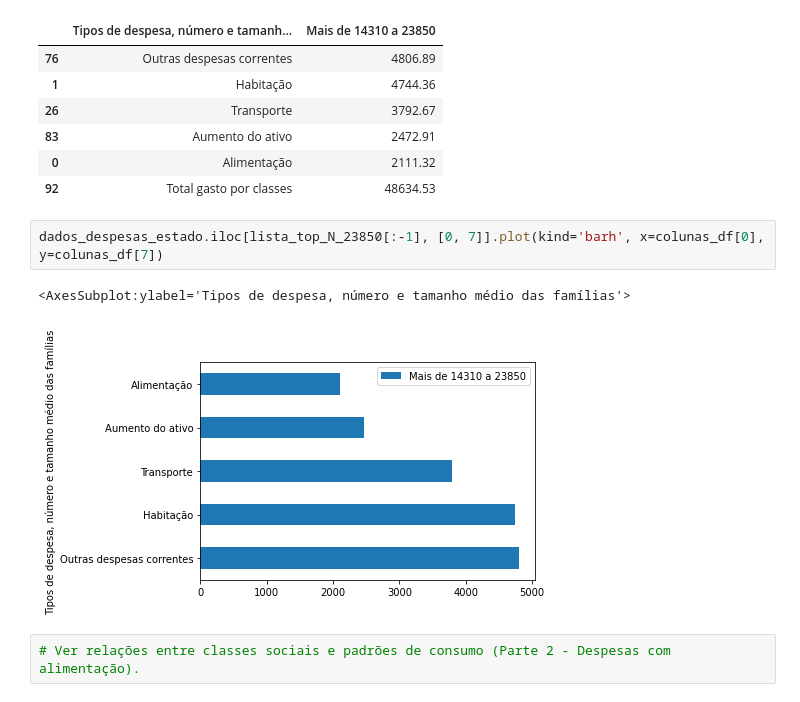
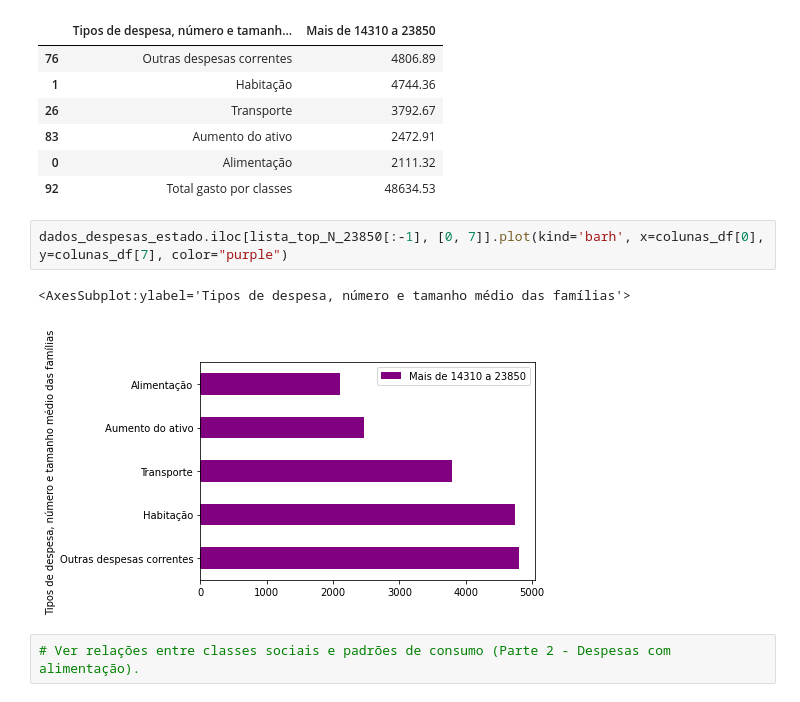
Before and after one commit to brunomarram/trabalho-dados, a Jupyter notebook: src/parte3/aquisicao_por_classe_e_estado.ipynb, the cells around one changed output. Drawn from its saved outputs; the diff is of its cells as text.

```diff
--- a/src/parte3/aquisicao_por_classe_e_estado.ipynb
+++ b/src/parte3/aquisicao_por_classe_e_estado.ipynb
@@ -410,10 +410,10 @@ dados_despesas_estado.iloc[lista_top_N_23850, [0, 7]]
 | 0 | Alimentação | 2111.32 |
 | 92 | Total gasto por classes | 48634.53 |
 # %%
-dados_despesas_estado.iloc[lista_top_N_23850[:-1], [0, 7]].plot(kind='barh', x=colunas_df[0], y=colunas_df[7])
+dados_despesas_estado.iloc[lista_top_N_23850[:-1], [0, 7]].plot(kind='barh', x=colunas_df[0], y=colunas_df[7], color="purple")
 # %% [output]
 <AxesSubplot:ylabel='Tipos de despesa, número e tamanho médio das famílias'>
-[figure, old version]
+[figure, new version]
 # %%
 # Ver relações entre classes sociais e padrões de consumo (Parte 2 - Despesas com alimentação).
 # %%
```
Also changed, not shown: parts of 15 cells of this notebook.
